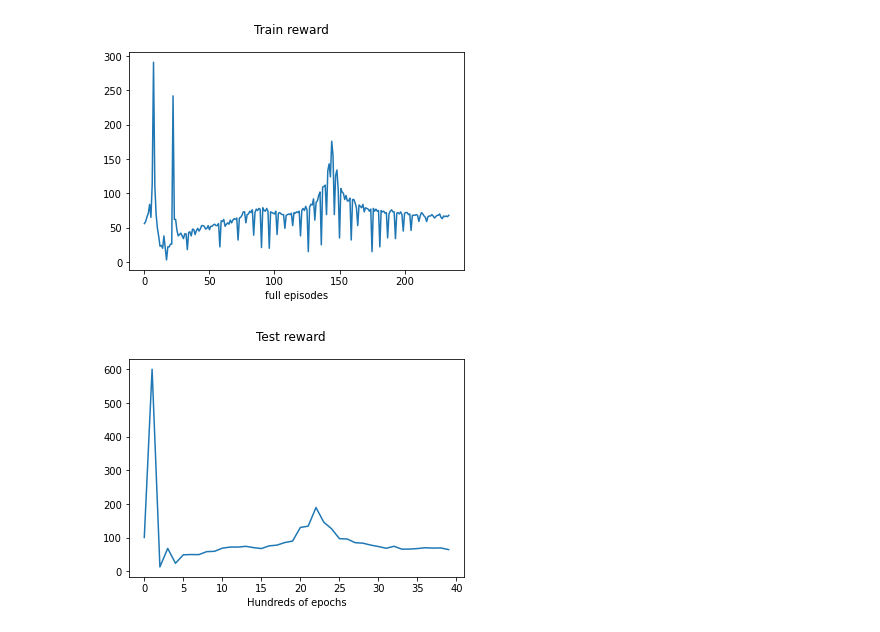
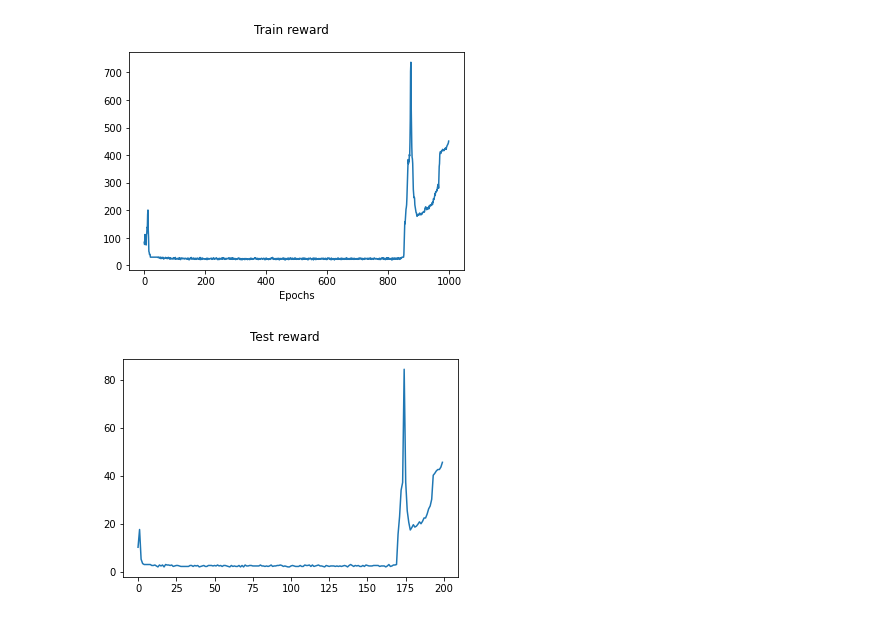
Before and after one commit to nerkulec/EvolutionaryRL, a Jupyter notebook: AlgEvo.ipynb, the cells around one changed output. Cells and saved outputs as stored; diff of their text form; code cells hidden in the pictures.

```diff
--- a/AlgEvo.ipynb
+++ b/AlgEvo.ipynb
@@ -20,23 +32,22 @@ from erl import ERL
 # %%
-env = 'InvertedPendulum-v2'
-# alg = 'ERL'
-alg = 'DDPG'
-name = 'test'
-
 try:
-    actor  = tf.keras.models.load_model(f'models/{env}-{alg}-{name}-actor')
-    critic = tf.keras.models.load_model(f'models/{env}-{alg}-{name}-critic')
+    actor  = tf.keras.models.load_model(f'models/{env_name}/{alg_name}-{name}-actor')
+    critic = tf.keras.models.load_model(f'models/{env_name}/{alg_name}-{name}-critic')
     print('Models loaded from disk')
 
 except OSError:
+    state_size = int(np.prod(env.observation_space.shape))
+    action_size = int(np.prod(env.action_space.shape))
+    action_high = float(env.action_space.high)
+
     actor = Sequential([
-        Input(4),
+        Input(state_size),
         Dense(12, activation='relu'),
-        Dense(1, activation='tanh'),
-        Lambda(lambda x: 3*x)
+        Dense(action_size, activation='tanh'),
+        Lambda(lambda x: x*action_high)
     ])
     critic = Sequential([
-        Input(5),
+        Input(state_size+action_size),
         Dense(12, activation='relu'),
         Dense(1)
     ])
@@ -55,0 +63,6 @@ Buffer loaded from disk
+# %%
+adam = Adam()
+# alg = DDPG(env, actor, critic, adam, name = name, actions_per_epoch=4, training_steps_per_epoch=4,
+#     action_noise = action_noise) #, train_summary_writer = train_summary_writer, test_summary_writer = test_summary_writer)
+alg = ERL(env, actor, critic, adam, name = name, actions_per_epoch=4, training_steps_per_epoch=4,
+    action_noise = 0, mutation_rate = 0.005) #, train_summary_writer = train_summary_writer, test_summary_writer = test_summary_writer)
@@ -56,13 +71,12 @@ Buffer loaded from disk
 # %%
 try:
-    stats = ddpg.train(epochs = 4000, batch_size=256)
+    stats = alg.train(epochs = 1000, batch_size=256, test_every=5, render_test=False)
 
 except (KeyboardInterrupt, SystemExit) as e:
     print('Interrupted')
-    stats = ddpg.stats
+    stats = alg.stats
 
-ddpg.buffer.save_to_file()
-actor.save( f'models/{env}-{alg}-{name}-actor')
-critic.save(f'models/{env}-{alg}-{name}-critic')
-ddpg.env.close()
+alg.buffer.save_to_file()
+alg.save_models()
+alg.env.close()
 # %% [output]
@@ -71,14 +91,18 @@ INFO:tensorflow:Assets written to: models/InvertedPendulum-v2-DDPG-test-critic/a
 # %%
 plt.plot(stats['reward'])
 plt.suptitle('Train reward')
-plt.xlabel('full episodes')
-plt.savefig('imgs/train_reward_lognoise_1.jpg')
+plt.xlabel('Epochs')
+directory = f'imgs/{alg_name}/{env_name}'
+pathlib.Path(directory).mkdir(parents=True, exist_ok=True)
+plt.savefig(f'{directory}/train_reward_{name}.jpg')
 # %% [output]
-[figure, old version]
+[figure, new version]
 # %%
 plt.plot(stats['test_reward'])
 plt.suptitle('Test reward')
-plt.xlabel('Hundreds of epochs')
-plt.savefig('imgs/test_reward_lognoise_1.jpg')
+# plt.xlabel('Hundreds of epochs')
+directory = f'imgs/{alg_name}/{env_name}'
+pathlib.Path(directory).mkdir(parents=True, exist_ok=True)
+plt.savefig(f'{directory}/test_reward_{name}.jpg')
 # %% [output]
-[figure, old version]
+[figure, new version]
```
Also changed, not shown: parts of 11 cells of this notebook, 32 other files.
